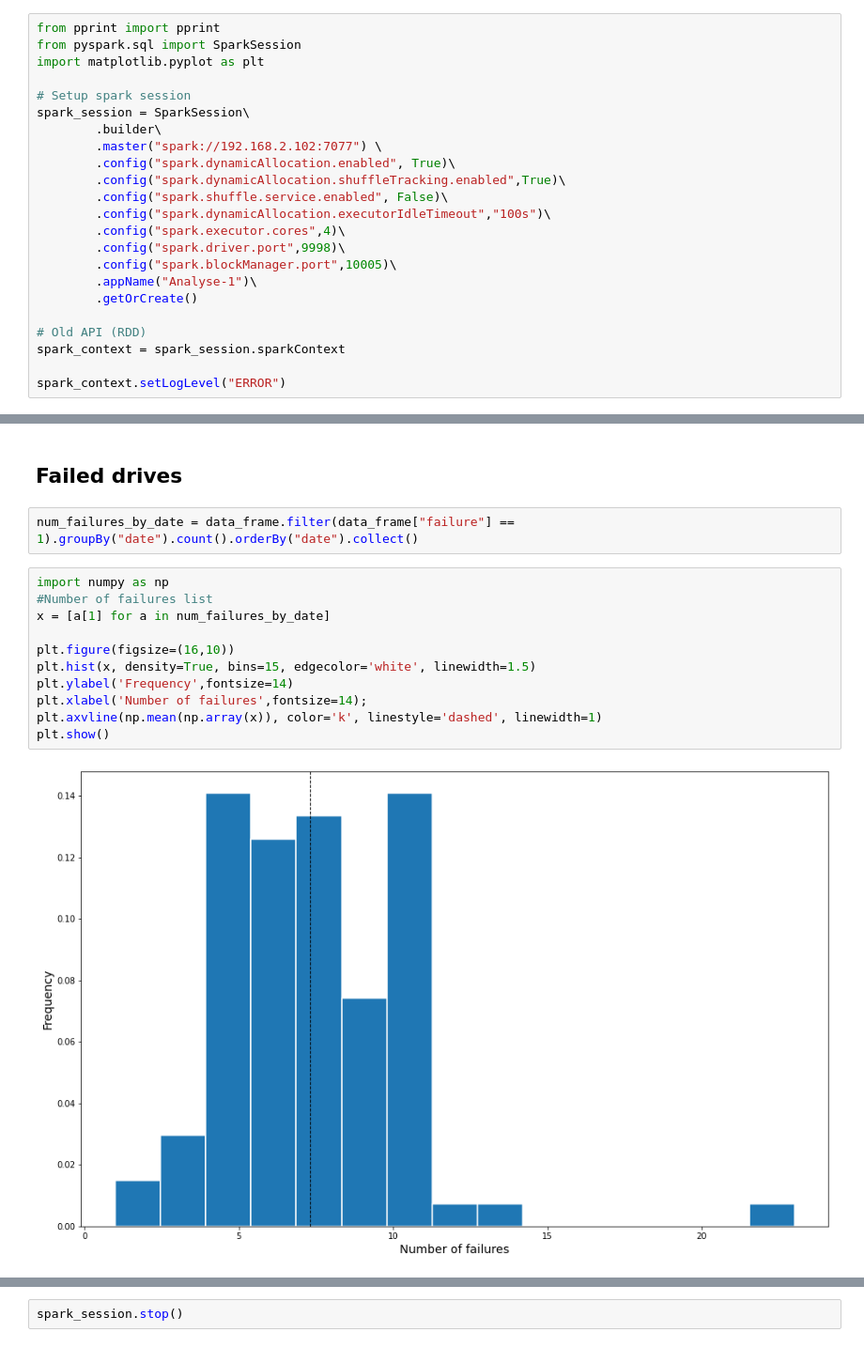
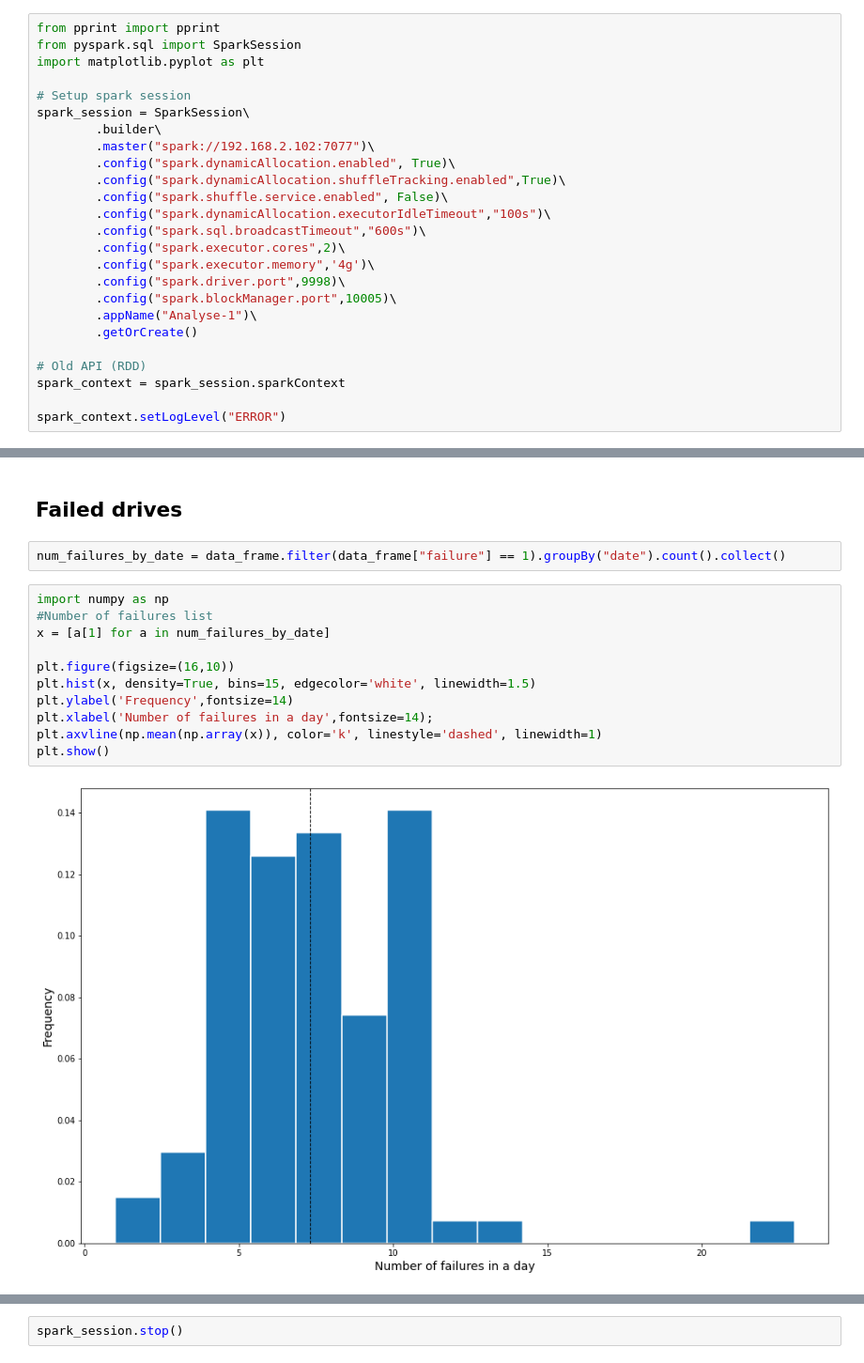
Before and after one commit to TywinLannisterr/DataEnginneringProject, a Jupyter notebook: notebook/analyse-1.ipynb, the cells around one changed output, grey strips where cells are left out. Shown: that part at 94% size. Saved outputs shown, nothing was run; the diff lists cells and outputs as text.

```diff
--- a/notebook/analyse-1.ipynb
+++ b/notebook/analyse-1.ipynb
@@ -8,12 +8,14 @@ import matplotlib.pyplot as plt
 # Setup spark session
 spark_session = SparkSession\
         .builder\
-        .master("spark://192.168.2.102:7077") \
+        .master("spark://192.168.2.102:7077")\
         .config("spark.dynamicAllocation.enabled", True)\
         .config("spark.dynamicAllocation.shuffleTracking.enabled",True)\
         .config("spark.shuffle.service.enabled", False)\
         .config("spark.dynamicAllocation.executorIdleTimeout","100s")\
-        .config("spark.executor.cores",4)\
+        .config("spark.sql.broadcastTimeout","600s")\
+        .config("spark.executor.cores",2)\
+        .config("spark.executor.memory",'4g')\
         .config("spark.driver.port",9998)\
         .config("spark.blockManager.port",10005)\
         .appName("Analyse-1")\
@@ -58,17 +60,17 @@ plt.show()
 # %% [markdown]
 ## Failed drives
 # %%
-num_failures_by_date = data_frame.filter(data_frame["failure"] == 1).groupBy("date").count().orderBy("date").collect()
+num_failures_by_date = data_frame.filter(data_frame["failure"] == 1).groupBy("date").count().collect()
 # %%
 import numpy as np
 #Number of failures list
 x = [a[1] for a in num_failures_by_date]
 
 plt.figure(figsize=(16,10))
 plt.hist(x, density=True, bins=15, edgecolor='white', linewidth=1.5)
 plt.ylabel('Frequency',fontsize=14)
-plt.xlabel('Number of failures',fontsize=14);
+plt.xlabel('Number of failures in a day',fontsize=14);
 plt.axvline(np.mean(np.array(x)), color='k', linestyle='dashed', linewidth=1)
 plt.show()
 # %% [output]
-[figure, old version]
+[figure, new version]
```
Also changed, not shown: parts of 10 cells of this notebook.
